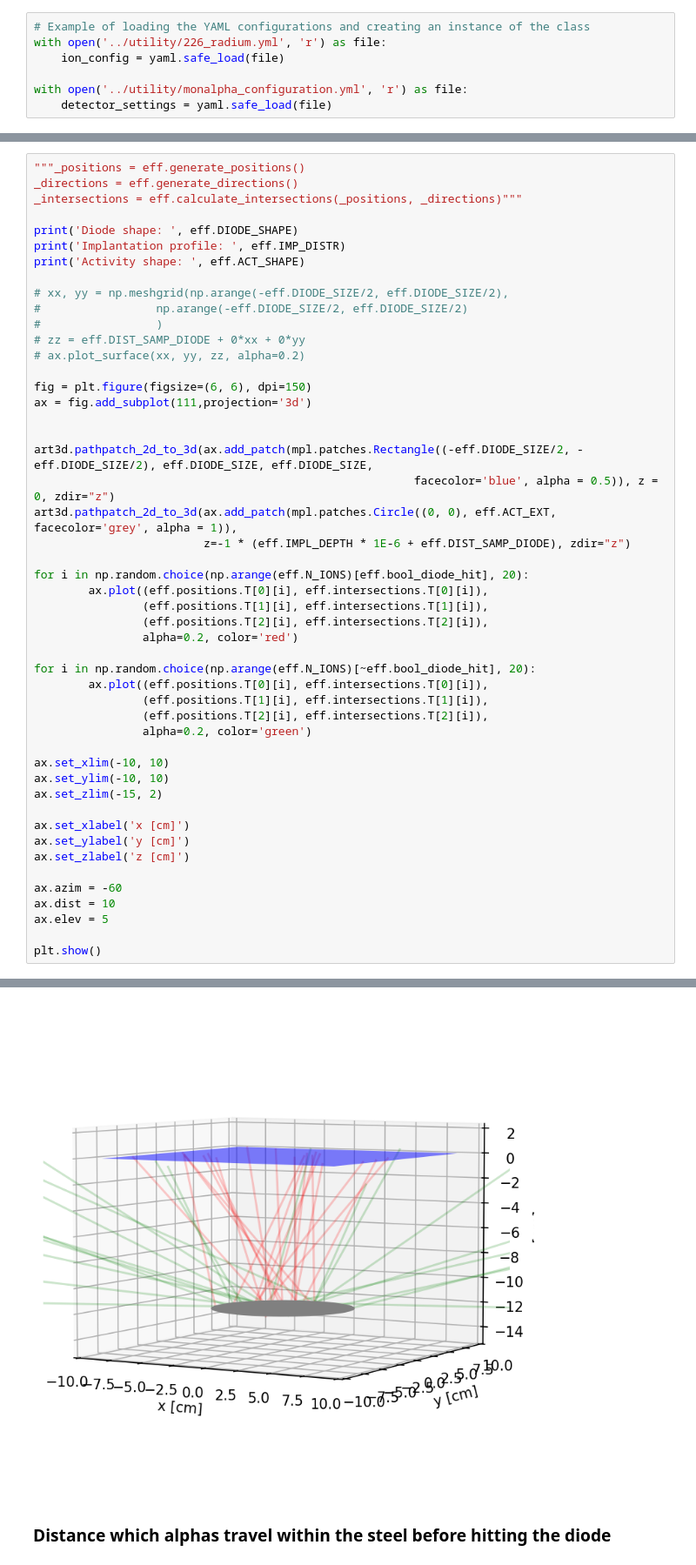
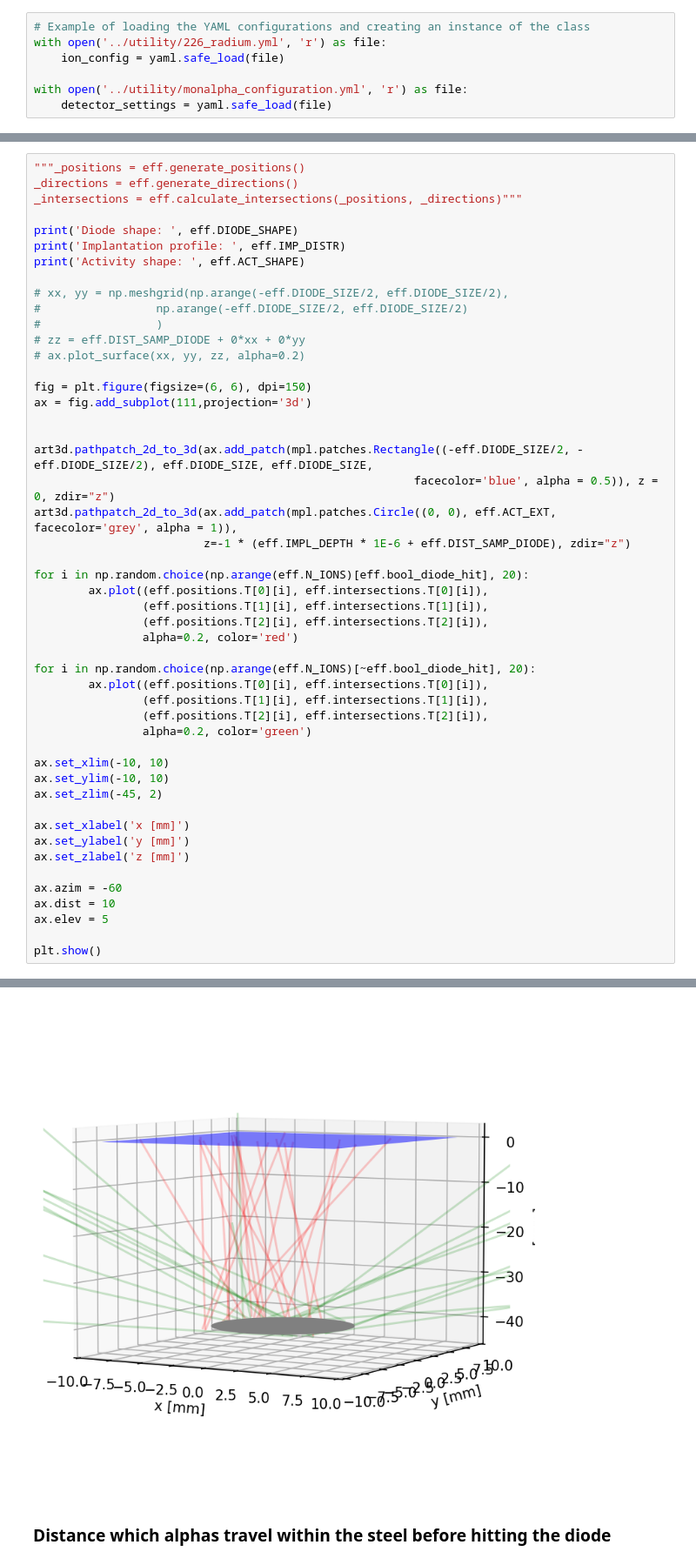
Before and after one commit to GiovanniVolta/RadDetect, a Jupyter notebook: tutorials/mona_geometrical_eff.ipynb, the cells around one changed output, grey strips where cells are left out. Shown at 87% size. Drawn from its saved outputs; the diff is of its cells as text.

```diff
--- a/tutorials/mona_geometrical_eff.ipynb
+++ b/tutorials/mona_geometrical_eff.ipynb
@@ -66,11 +68,11 @@ for i in np.random.choice(np.arange(eff.N_IONS)[~eff.bool_diode_hit], 20):
 
 ax.set_xlim(-10, 10)
 ax.set_ylim(-10, 10)
-ax.set_zlim(-15, 2)
+ax.set_zlim(-45, 2)
 
-ax.set_xlabel('x [cm]')
-ax.set_ylabel('y [cm]')
-ax.set_zlabel('z [cm]')
+ax.set_xlabel('x [mm]')
+ax.set_ylabel('y [mm]')
+ax.set_zlabel('z [mm]')
 
 ax.azim = -60
 ax.dist = 10
@@ -84,4 +86,4 @@ Activity shape:  round
-[figure, old version]
+[figure, new version]
 # %% [markdown]
 ### Distance which alphas travel within the steel before hitting the diode
 # %%
```
Also changed, not shown: parts of 4 cells of this notebook, 2 other files.
